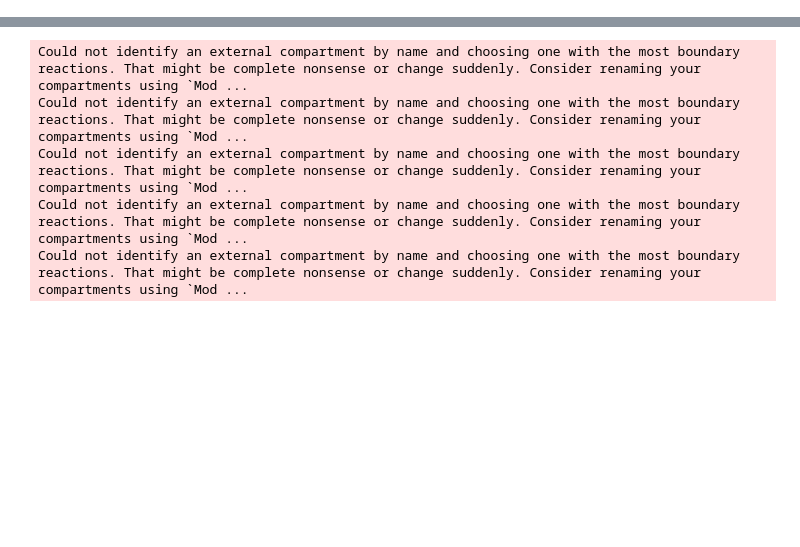
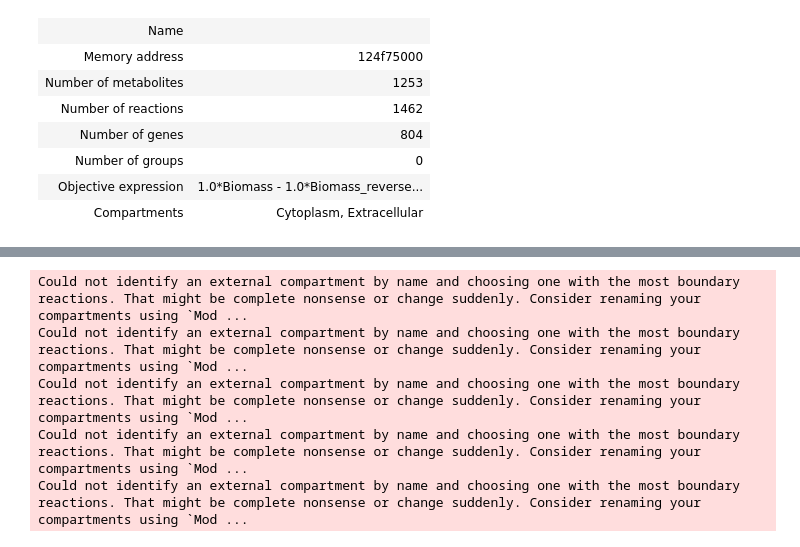
Before and after one commit to andreastallvik/BIOTBT3900, a Jupyter notebook: community_modelling/CBP_butanol/existing_models.ipynb, the cells around one changed output, grey strips where cells are left out. Cells and saved outputs as stored; diff of their text form; code cells hidden in the pictures; blank space fills up the shorter version.

```diff
--- a/community_modelling/CBP_butanol/existing_models.ipynb
+++ b/community_modelling/CBP_butanol/existing_models.ipynb
@@ -5,0 +31,11 @@ iJL432 = read_sbml_model('GEMs/iJL432.xml')
+# %%
+iCAC802
+# %% [output]
+| Name |  |
+| Memory address | 124f75000 |
+| Number of metabolites | 1253 |
+| Number of reactions | 1462 |
+| Number of genes | 804 |
+| Number of groups | 0 |
+| Objective expression | 1.0*Biomass - 1.0*Biomass_reverse... |
+| Compartments | Cytoplasm, Extracellular |
```
Also changed, not shown: parts of 11 cells of this notebook, 1 other file.
